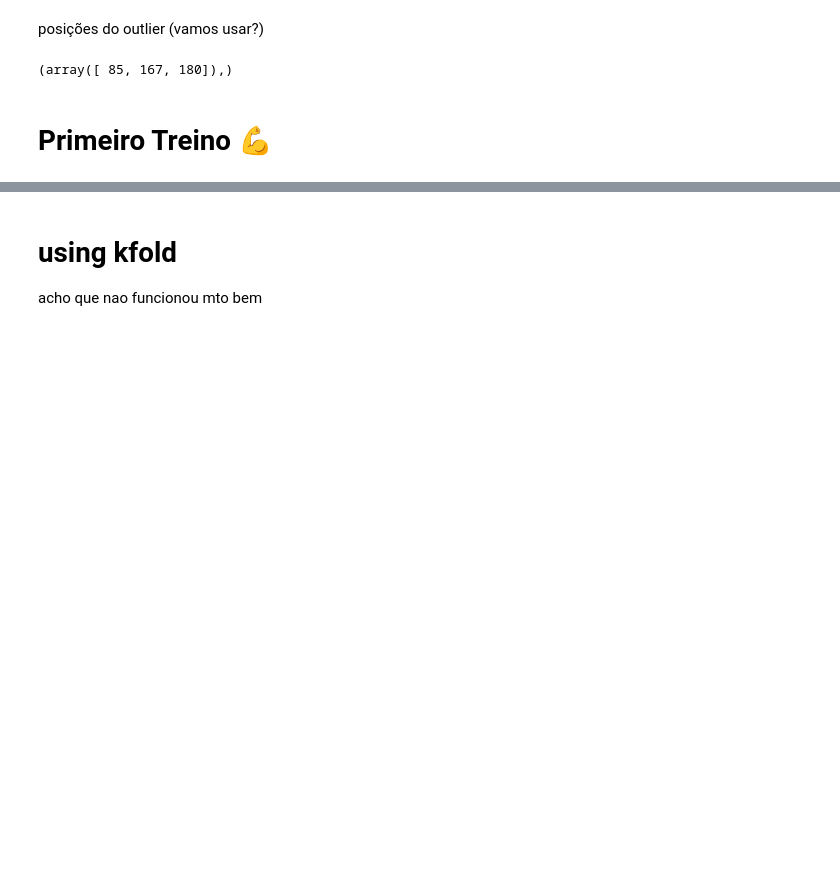
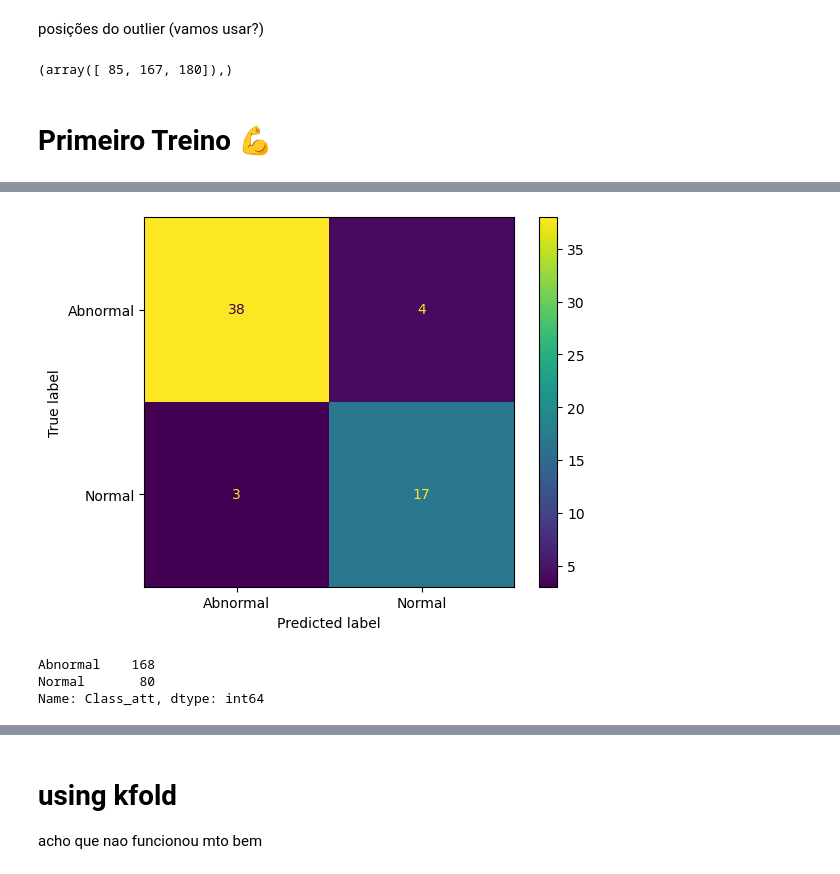
Before and after one commit to cebms/Projeto_ML_SI, a Jupyter notebook: mini_projeto_si_mlp.ipynb, the cells around one changed output, grey strips where cells are left out. Saved outputs shown, nothing was run; the diff lists cells and outputs as text; code cells hidden in the pictures; blank space fills up the shorter version.

```diff
--- a/mini_projeto_si_mlp.ipynb
+++ b/mini_projeto_si_mlp.ipynb
@@ -111,0 +165,11 @@ model.fit(X_train, y_train)
+# %%
+ConfusionMatrixDisplay.from_estimator(model, X_test, y_test)
+plt.show()
+# %% [output]
+[figure, added]
+# %%
+y_train.value_counts()
+# %% [output]
+Abnormal    168
+Normal       80
+Name: Class_att, dtype: int64
```
Also changed, not shown: parts of 15 cells of this notebook.
